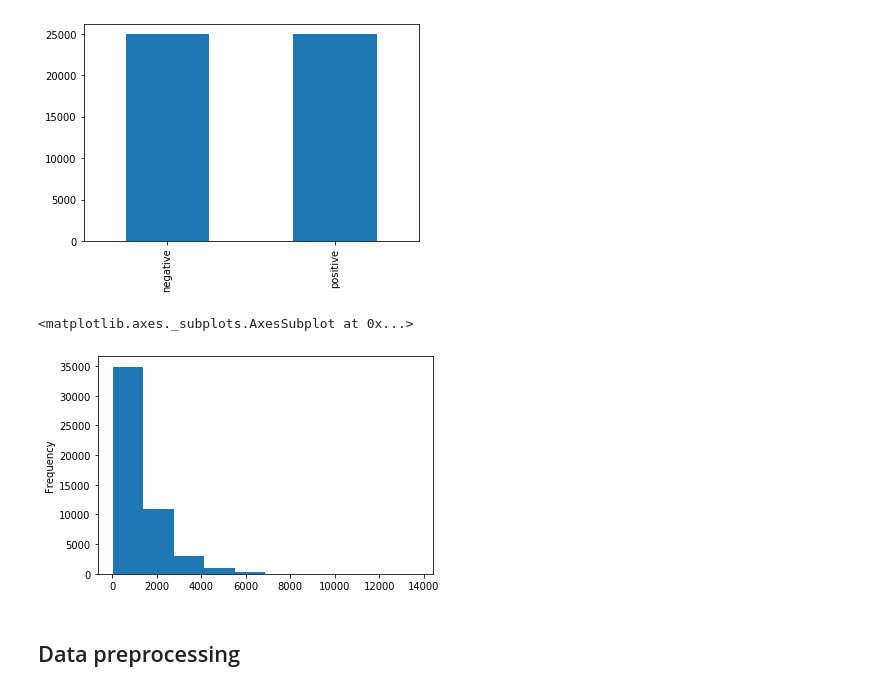
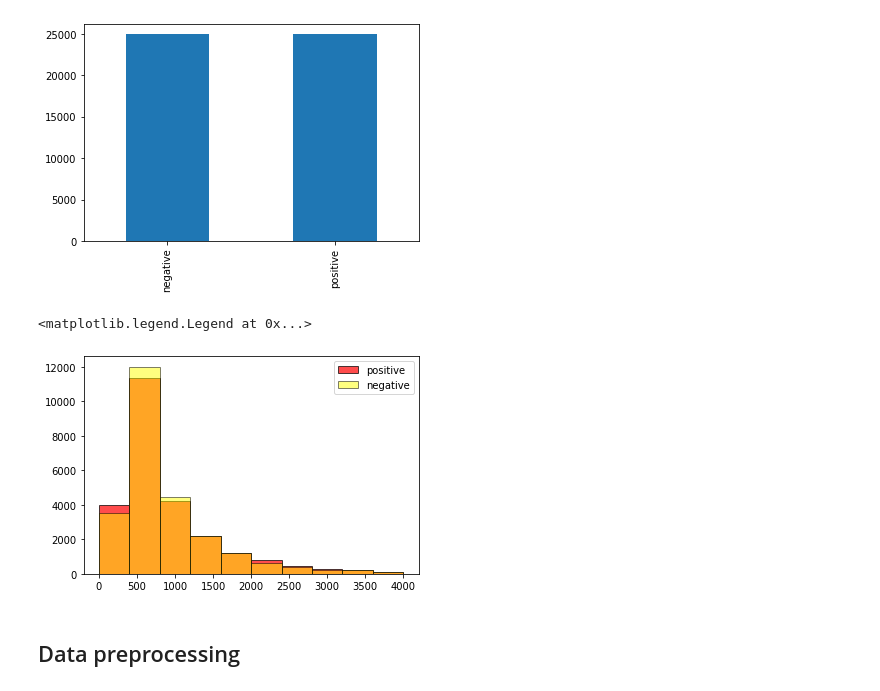
Before and after one commit to Wulffn/DSC_Exam, a Jupyter notebook: ML/IMDBDataRNN.ipynb, the cells around one changed output. Drawn from its saved outputs; the diff is of its cells as text; code cells hidden in the pictures.

```diff
--- a/ML/IMDBDataRNN.ipynb
+++ b/ML/IMDBDataRNN.ipynb
@@ -46,13 +46,20 @@ df['sentiment'].value_counts().sort_index().plot.bar()
 # %% [output]
 <matplotlib.axes._subplots.AxesSubplot at 0x...>
 [figure]
-# %%
-#Kontroller længden af positive kontra negative
-#Normal distribution af fordelingen af længderne af reviews
-df['review'].str.len().plot.hist()
-# %% [output]
-<matplotlib.axes._subplots.AxesSubplot at 0x...>
-[figure, removed]
+# %%
+#Kontroller længden af positive kontra negative
+#Normal distribution af fordelingen af længderne af reviews
+df_positive = df[df['sentiment']=='positive']
+df_negative = df[df['sentiment']=='negative']
+pos_series = df_positive['review'].str.len()
+neg_series = df_negative['review'].str.len()
+
+pos = plt.hist(pos_series, range=[0,4000], color='red', edgecolor='black', alpha=0.7, label='positive')
+neg = plt.hist(neg_series, range=[0,4000], color='yellow', edgecolor='black', alpha=0.5, label='negative')
+plt.legend()
+# %% [output]
+<matplotlib.legend.Legend at 0x...>
+[figure, added]
 # %% [markdown]
 ## Data preprocessing
 # %%
```
Also changed, not shown: parts of 5 cells of this notebook.
